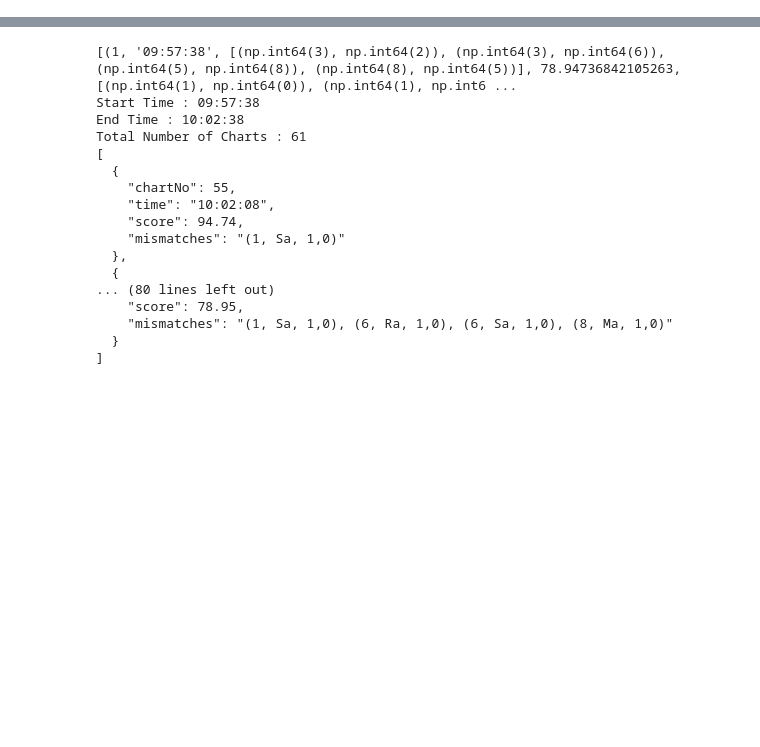
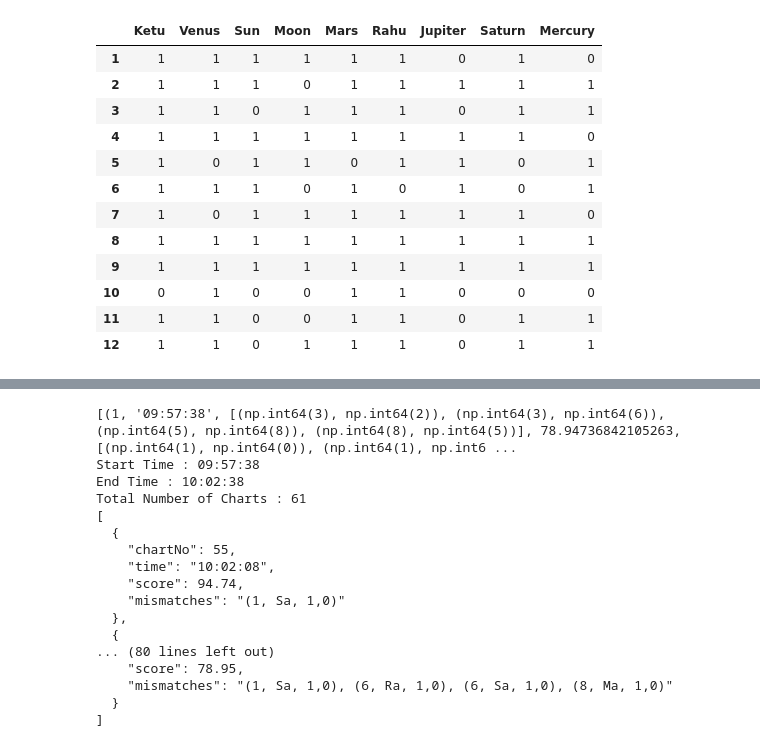
Before and after one commit to Lakshmanaraja/KP_Chart_Generator, a Jupyter notebook: Chart_Generator.ipynb, the cells around one changed output, grey strips where cells are left out. Cells and saved outputs as stored; diff of their text form; code cells hidden in the pictures; blank space fills up the shorter version.

Commit message:
update delta 0

```diff
--- a/Chart_Generator.ipynb
+++ b/Chart_Generator.ipynb
@@ -714,0 +735,17 @@ NameError: name 'presence' is not defined
+# %%
+import urllib.parse
+#import main
+
+dateOfBirth='1981-10-14'
+originalBirthTime='12:40:56'
+lat=11.7383735
+lon=78.9638899
+tz=5.5
+isPrimaryPL = 1
+isLoc = 1
+isConnectedPL = 1
+# time_delta=1
+# time_range=5
+
+presence = calc_bhava_planet_presence_fn(dateOfBirth,originalBirthTime,lat,lon,tz,isPrimaryPL,isLoc,isConnectedPL,ayan_mode='Lahiri')
+df = pd.DataFrame.from_dict(presence, orient='index')
@@ -714,0 +797,16 @@ NameError: name 'presence' is not defined
+# %%
+df
+# %% [output]
+|  | Ketu | Venus | Sun | Moon | Mars | Rahu | Jupiter | Saturn | Mercury |
+| 1 | 1 | 1 | 1 | 1 | 1 | 1 | 0 | 1 | 0 |
+| 2 | 1 | 1 | 1 | 0 | 1 | 1 | 1 | 1 | 1 |
+| 3 | 1 | 1 | 0 | 1 | 1 | 1 | 0 | 1 | 1 |
+| 4 | 1 | 1 | 1 | 1 | 1 | 1 | 1 | 1 | 0 |
+| 5 | 1 | 0 | 1 | 1 | 0 | 1 | 1 | 0 | 1 |
+| 6 | 1 | 1 | 1 | 0 | 1 | 0 | 1 | 0 | 1 |
+| 7 | 1 | 0 | 1 | 1 | 1 | 1 | 1 | 1 | 0 |
+| 8 | 1 | 1 | 1 | 1 | 1 | 1 | 1 | 1 | 1 |
+| 9 | 1 | 1 | 1 | 1 | 1 | 1 | 1 | 1 | 1 |
+| 10 | 0 | 1 | 0 | 0 | 1 | 1 | 0 | 0 | 0 |
+| 11 | 1 | 1 | 0 | 0 | 1 | 1 | 0 | 1 | 1 |
+| 12 | 1 | 1 | 0 | 1 | 1 | 1 | 0 | 1 | 1 |
```
Also changed, not shown: parts of 20 cells of this notebook, 1 other file.
